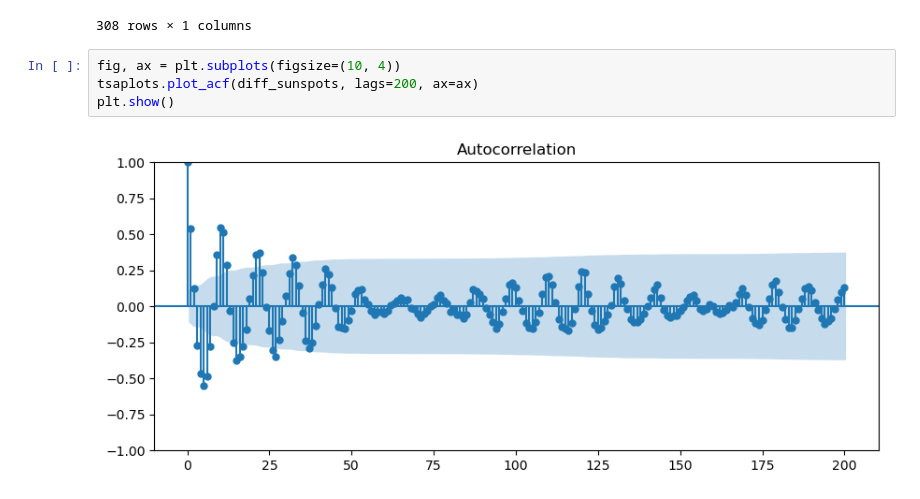
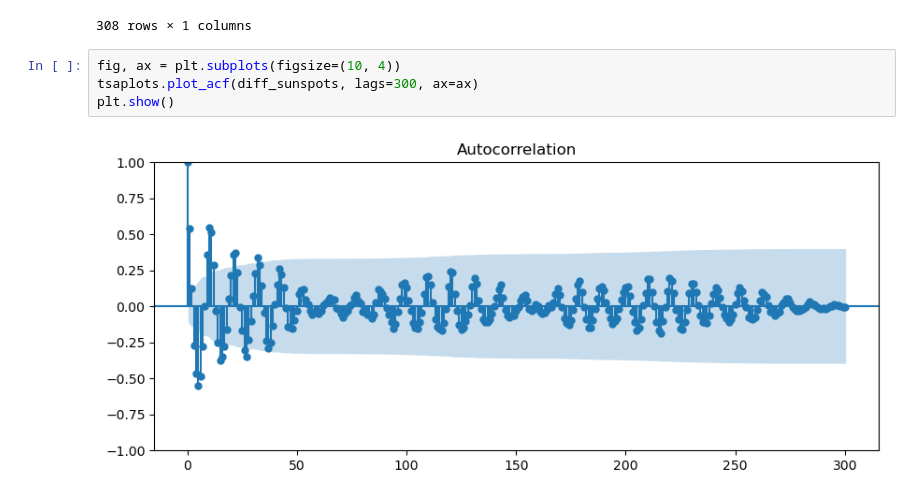
Before and after one commit to codemonkey1101/module-10, a Jupyter notebook: example-using-statsmodels.ipynb, the cells around one changed output. Drawn from its saved outputs; the diff is of its cells as text.

```diff
--- a/example-using-statsmodels.ipynb
+++ b/example-using-statsmodels.ipynb
@@ -105,7 +105,7 @@ diff_sunspots
 308 rows × 1 columns
 # %%
 fig, ax = plt.subplots(figsize=(10, 4))
-tsaplots.plot_acf(diff_sunspots, lags=200, ax=ax)
+tsaplots.plot_acf(diff_sunspots, lags=300, ax=ax)
 plt.show()
 # %% [output]
-[figure, old version]
+[figure, new version]
```
Also changed, not shown: parts of 3 cells of this notebook, 18 other files.
